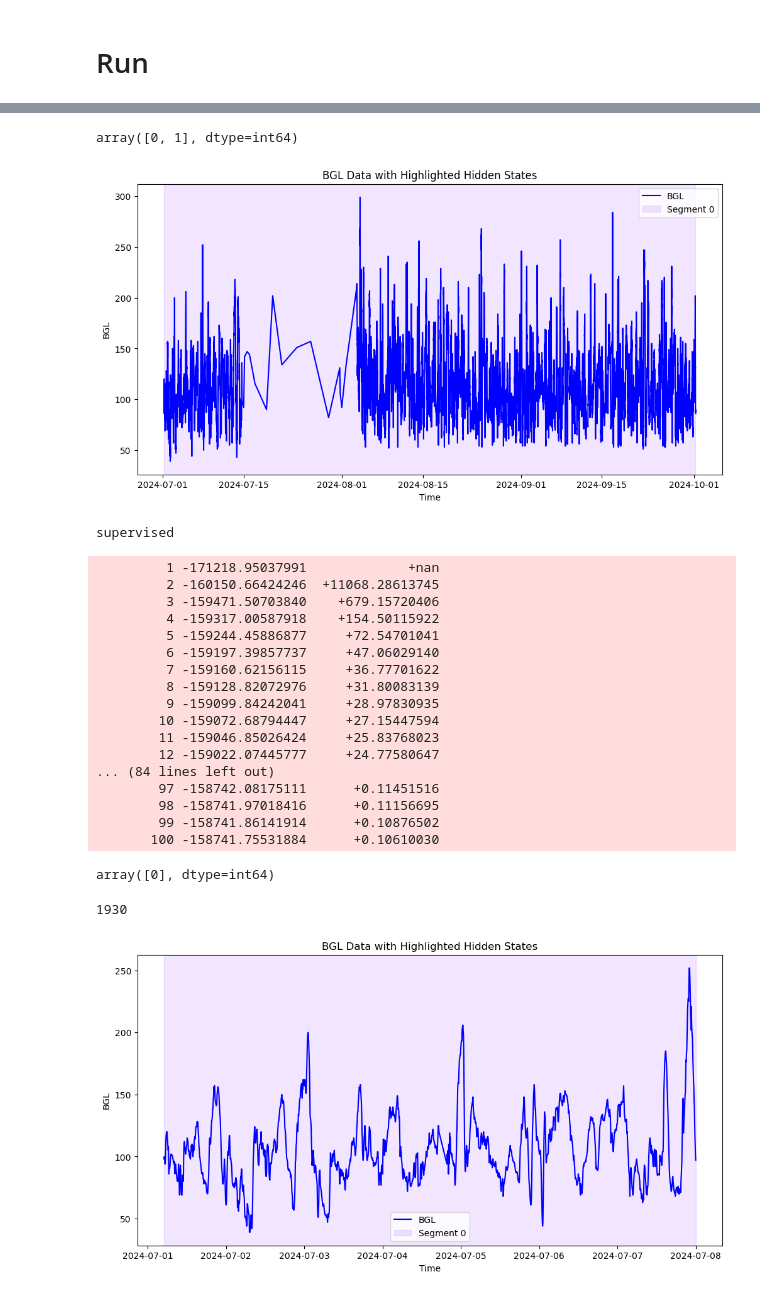
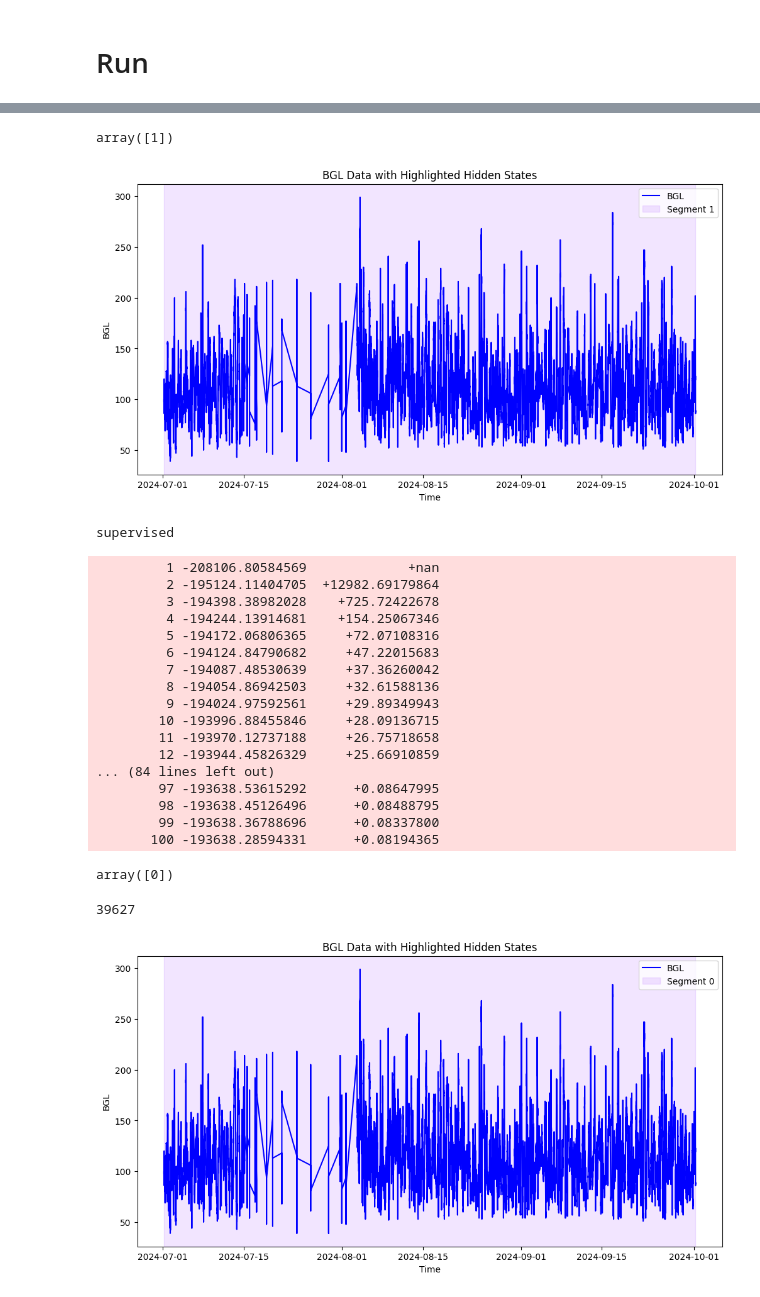
Before and after one commit to RobotPsychologist/bg_control, a Jupyter notebook: 0_meal_identification/meal_identification/notebooks/1.01-jg-GMMHMM-implementation.ipynb, the cells around one changed output, grey strips where cells are left out. Cells and saved outputs as stored; diff of their text form; code cells hidden in the pictures.

```diff
--- a/0_meal_identification/meal_identification/notebooks/1.01-jg-GMMHMM-implementation.ipynb
+++ b/0_meal_identification/meal_identification/notebooks/1.01-jg-GMMHMM-implementation.ipynb
@@ -31,8 +31,8 @@ def dataprocessing(csv_files):
     for file in csv_files:
         each_df = file[["date", "bgl", "msg_type"]]
         each_df["date"] = pd.to_datetime(each_df["date"], format='%Y-%m-%d %H:%M:%S%z', errors='coerce', utc=True)
-        each_df = each_df.dropna(subset=['date'])
-        each_df = each_df.dropna(subset=["bgl"])
+        each_df['date'] = each_df['date'].fillna(method='ffill')
+        each_df['bgl'] = each_df['bgl'].fillna(method='ffill')
         each_df["msg_type"] = [
         1 if i == 'INTERVENTION_SNACK' else 2 if i == 'ANNOUNCE_MEAL' else 0
         for i in each_df["msg_type"]
@@ -156,7 +150,7 @@ hidden_states = model.predict(test_smoothed.reshape(-1, 1))
 # %%
 np.unique(hidden_states) #im gna kill myself please for the love of god be smth different
 # %% [output]
-array([0, 1], dtype=int64)
+array([1])
 # %%
 import matplotlib.pyplot as plt
 
@@ -187,68 +181,68 @@ plt.ylabel("BGL")
 plt.legend()
 plt.show()
 # %% [output]
-[figure, old version]
+[figure, new version]
 # %%
 from sklearn.preprocessing import OneHotEncoder
 
 encoder = OneHotEncoder(categories='auto', sparse_output=False)
-Y_0 = encoder.fit_transform(patients_labels)
+Y_0 = encoder.fit_transform(patients_labels[0])
 # %%
 n_components = 4
-model = runGMMHMM(supervised= True, n_components=n_components, X = days_patients, n_mix = 16, n_iter = 100, Y = Y_0)
+model = runGMMHMM(supervised= True, n_components=n_components, X = all_days_patient_0, n_mix = 16, n_iter = 100, Y = Y_0)
 # %% [output]
 supervised
-         1 -171218.95037991             +nan
-         2 -160150.66424246  +11068.28613745
-         3 -159471.50703840    +679.15720406
-         4 -159317.00587918    +154.50115922
-         5 -159244.45886877     +72.54701041
-         6 -159197.39857737     +47.06029140
-         7 -159160.62156115     +36.77701622
-         8 -159128.82072976     +31.80083139
-         9 -159099.84242041     +28.97830935
-        10 -159072.68794447     +27.15447594
-        11 -159046.85026424     +25.83768023
-        12 -159022.07445777     +24.77580647
+         1 -208106.80584569             +nan
+         2 -195124.11404705  +12982.69179864
+         3 -194398.38982028    +725.72422678
+         4 -194244.13914681    +154.25067346
+         5 -194172.06806365     +72.07108316
+         6 -194124.84790682     +47.22015683
+         7 -194087.48530639     +37.36260042
+         8 -194054.86942503     +32.61588136
+         9 -194024.97592561     +29.89349943
+        10 -193996.88455846     +28.09136715
+        11 -193970.12737188     +26.75718658
+        12 -193944.45826329     +25.66910859
 ... (84 lines left out)
-        97 -158742.08175111      +0.11451516
-        98 -158741.97018416      +0.11156695
-        99 -158741.86141914      +0.10876502
-       100 -158741.75531884      +0.10610030
+        97 -193638.53615292      +0.08647995
+        98 -193638.45126496      +0.08488795
+        99 -193638.36788696      +0.08337800
+       100 -193638.28594331      +0.08194365
 # %%
-hidden_states = model.predict(pd.concat(days_patients[0][0:7]))
+hidden_states = model.predict(all_days_patient_0)
 # %%
 np.unique(hidden_states)
 # %% [output]
-array([0], dtype=int64)
+array([0])
 # %%
 import matplotlib.pyplot as plt
 
 # Create a figure and axis
 plt.figure(figsize=(12, 6))
 
 
-bruh = pd.concat(days_patients[0][0:7])
+bruh = all_days_patient_0
 # Plot the BGL data
 plt.plot(bruh.index, bruh["bgl"], label='BGL', color='blue')
 
 # Highlight segments based on hidden states
 unique_segments = np.unique(hidden_states)
 colors = plt.cm.rainbow(np.linspace(0, 1, len(unique_segments)))
 
 for segment, color in zip(unique_segments, colors):
     masks = hidden_states == segment
     print(len(masks))
     segment_indices = bruh.index[masks]
     plt.axvspan(segment_indices.min(), segment_indices.max(),
                 alpha=0.1, color=color, label=f'Segment {segment}')
 
 # Add title and labels
 plt.title("BGL Data with Highlighted Hidden States")
 plt.xlabel("Time")
 plt.ylabel("BGL")
 plt.legend()
 plt.show()
 # %% [output]
-1930
+39627
-[figure, old version]
+[figure, new version]
```
Also changed, not shown: parts of 3 cells of this notebook.
